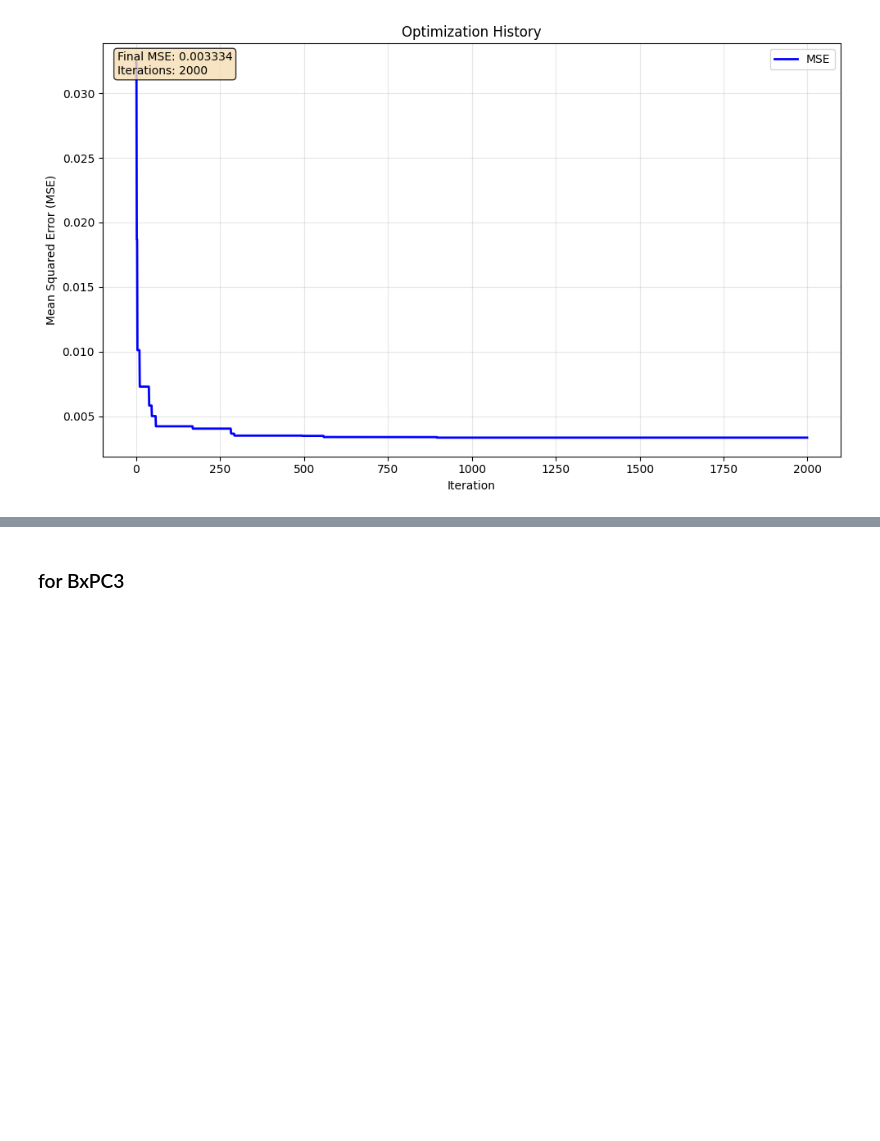
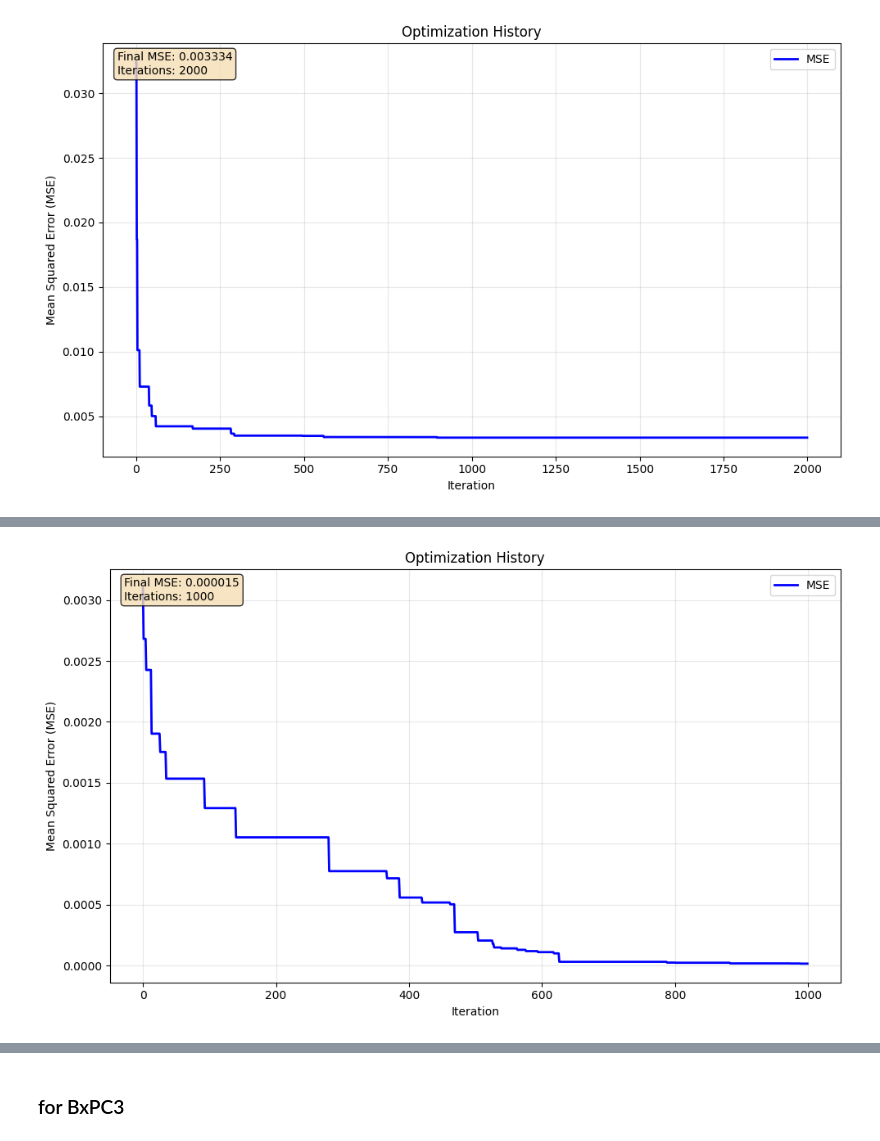
Before and after one commit to IlyaLab/BNMPy, a Jupyter notebook: pancreatic_cancer_simulation/Optimization_Eduati2020_reducedData.ipynb, the cells around one changed output, grey strips where cells are left out. Drawn from its saved outputs; the diff is of its cells as text; code cells hidden in the pictures; blank space fills up the shorter version.

```diff
--- a/pancreatic_cancer_simulation/Optimization_Eduati2020_reducedData.ipynb
+++ b/pancreatic_cancer_simulation/Optimization_Eduati2020_reducedData.ipynb
@@ -760,0 +829,39 @@ PSO Setup:
+# %%
+# AND, score_cutoff = 0.5
+# Configure optimizer
+config = {
+    'pso_params': {
+        'n_particles': 100,  # 20*number of parameters to optimize
+        'iters': 1000,
+        'options': {
+            'c1': 0.5, # Cognitive parameter
+            'c2': 0.3, # Social parameter
+            'w': 0.9 # Inertia weight
+        },
+        'ftol': -1,
+        'ftol_iter': 5
+    },
+    'steady_state': {
+        'method': 'tsmc',
+            'tsmc_params': {
+                'epsilon': 0.05, # range of transition probability [Default=0.001]
+                'r': 0.1, # range of accuracy (most sensitive) [Default=0.025]
+                's': 0.85, # probability to acquire defined accuracy [Default=0.95]
+                'p_mir': 0.01, # perturbation in Miranda's & Parga's scheme [Default=0.001, 0.1%]
+                'initial_nsteps': 100, # initial simulation steps [Recommended at 100 steps for n < 100]
+                'max_iterations': 1000, # maximum convergence iterations [Default=5000]
+                'freeze_constant': True # whether to treat self-loop as a fixed node
+            },
+    },
+    'seed': 99,
+    'max_try': 2,  # Maximum number of attempts if optimization fails
+    'success_threshold': 0.1, # threshold for accepting fit,
+    'display_rules_every': 100  # Display optimized rules every n iterations (0 = disabled)
+}
+optimizer = Optimizer.ParameterOptimizer(pbn, '../data/Eduati2020_AsPC1_cleaned_reduced.csv',
+    config=config,
+    nodes_to_optimize=None,
+    verbose=True)
+
+# Run optimization
+result = optimizer.optimize(method='particle_swarm')
@@ -760,0 +911,4 @@ PSO Setup:
+# %%
+optimizer.plot_optimization_history(result)
+# %% [output]
+[figure, added]
```
Also changed, not shown: parts of 38 cells of this notebook, 33 other files.
